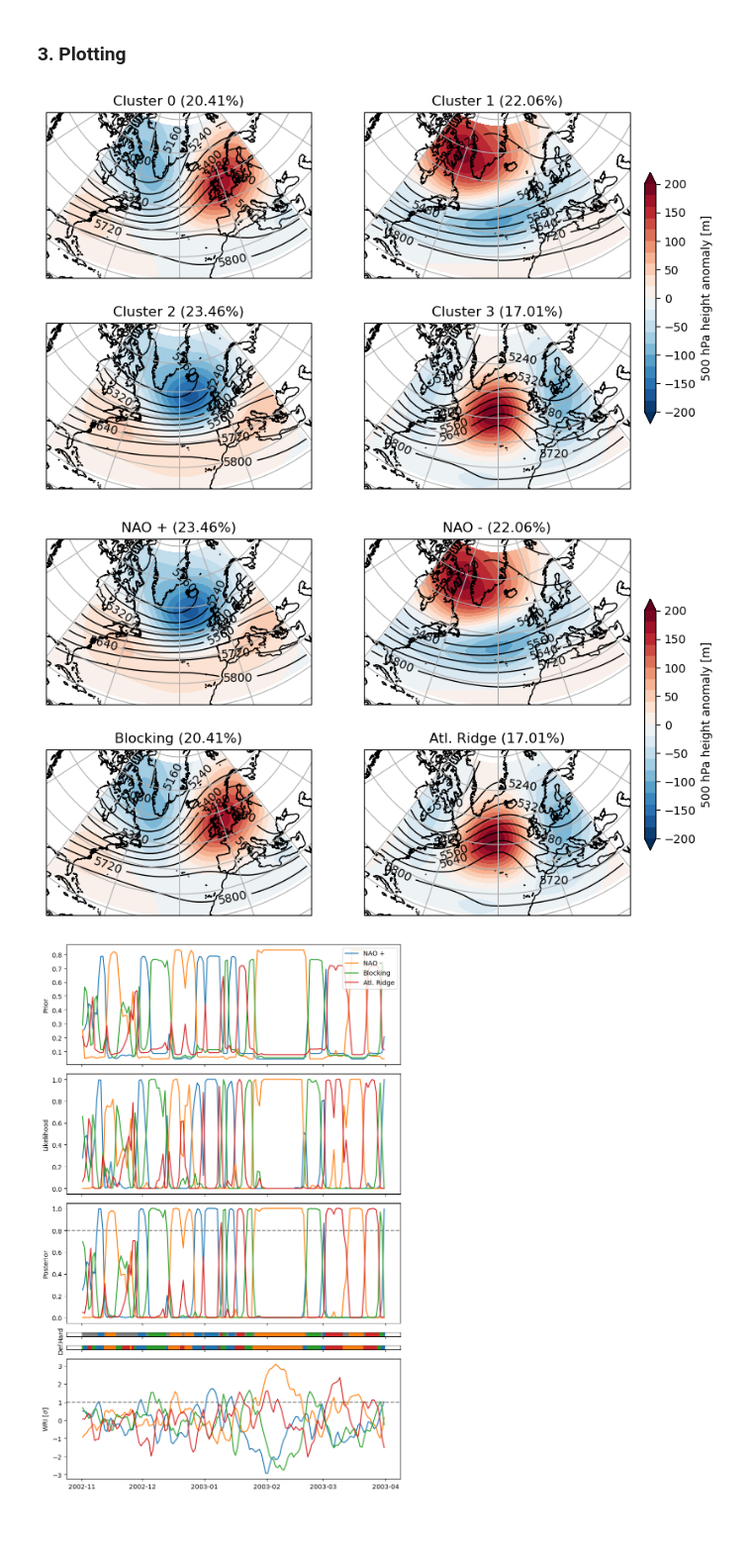
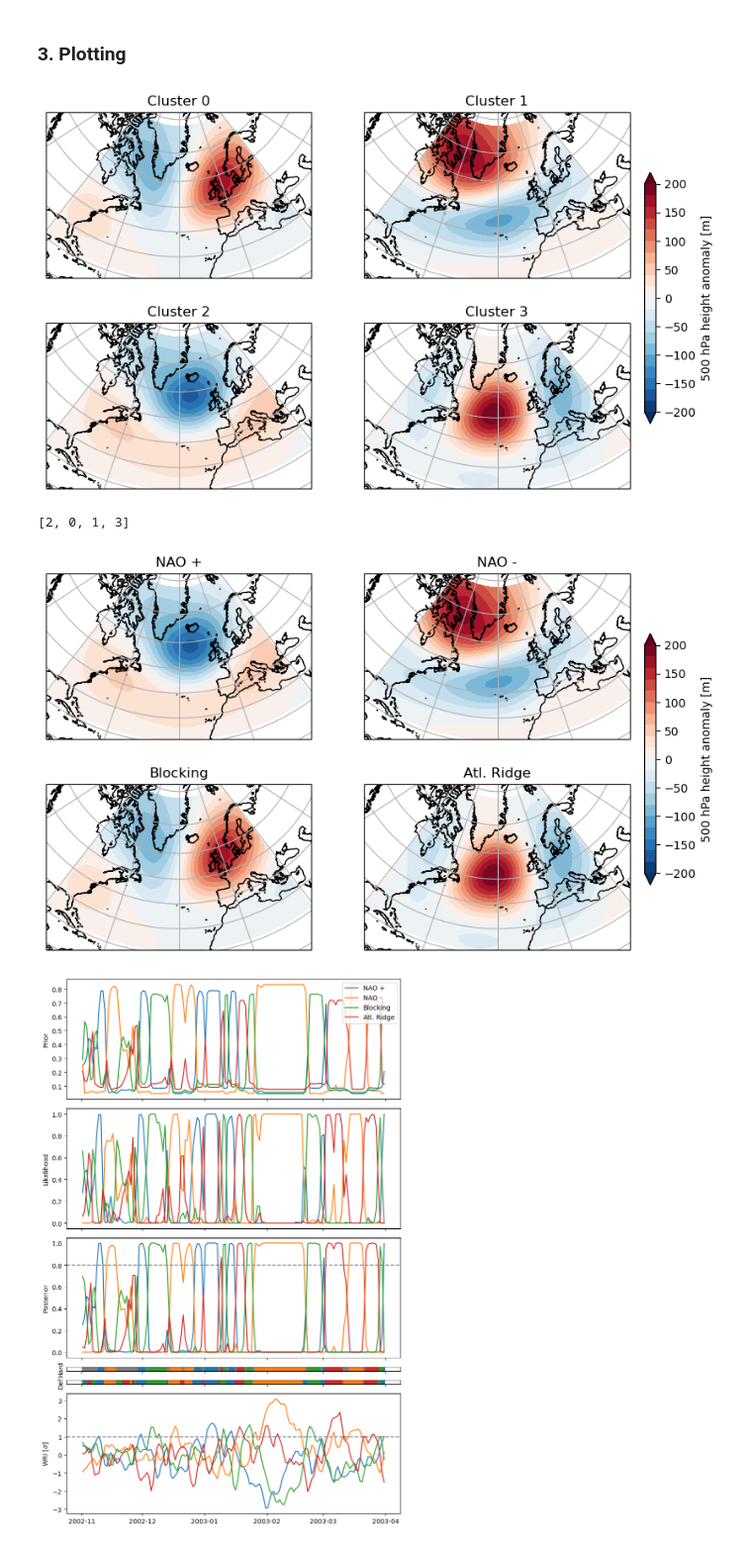
Before and after one commit to bramvanduinen/EnergyDroughtCooccurrence, a Jupyter notebook: src/01b_reorder_plot_clusters.ipynb, the cells around one changed output. Shown at 99% size. Drawn from its saved outputs; the diff is of its cells as text; code cells hidden in the pictures.

```diff
--- a/src/01b_reorder_plot_clusters.ipynb
+++ b/src/01b_reorder_plot_clusters.ipynb
@@ -30,7 +30,7 @@ df_ed["end_time"] = pd.to_datetime(df_ed["end_time"])
 # %% [markdown]
 ### 2. Defining Functions
 # %%
-def plot_clusters(df, centroids_real_space, z500_clim, lons, lats, ordered = True):
+def plot_clusters(df, centroids_real_space, z500_clim, lons, lats, cluster_names, ordered = True):
     """Plot zg500 clusters on a map.
 
     Parameters
@@ -47,7 +47,7 @@ def plot_clusters(df, centroids_real_space, z500_clim, lons, lats, ordered = Tru
 
     axs = axs.flatten()
     if ordered:
-        titles = CLUSTER_NAMES
+        titles = cluster_names
     else:
         titles = ["Cluster 0", "Cluster 1", "Cluster 2", "Cluster 3"]
 
@@ -64,18 +64,21 @@ def plot_clusters(df, centroids_real_space, z500_clim, lons, lats, ordered = Tru
                 cmap=plt.cm.RdBu_r,
                 extend="both",
                 transform=ccrs.PlateCarree())
-            CS = ax.contour(
-                lons,
-                lats,
-                centroids_real_space[i, :, :].squeeze() + z500_clim,
-                levels=levels_z500,
-                colors="k",
-                linewidths=1,
-                transform=ccrs.PlateCarree())
-            ax.clabel(CS, inline=True, fontsize=10)
+            #TODO: For EGU contours off!
+            # CS = ax.contour(
+            #     lons,
+            #     lats,
+            #     centroids_real_space[i, :, :].squeeze() + z500_clim,
+            #     levels=levels_z500,
+            #     colors="k",
+            #     linewidths=1,
+            #     transform=ccrs.PlateCarree())
+            # ax.clabel(CS, inline=True, fontsize=10)
             ax.coastlines(resolution="50m")
             ax.gridlines()
-            ax.set_title(f"{titles[i]} ({100 * percentages[i]:.2f}%)", fontsize=12)
+            #TODO: For EGU no percentage in title!
+            # ax.set_title(f"{titles[i]} ({100 * percentages[i]:.2f}%)", fontsize=12)
+            ax.set_title(f"{titles[i]}")
 
     cbar_ax = fig.add_axes([0.92, 0.25, 0.015, 0.5])
     cb = fig.colorbar(fill, cax=cbar_ax, orientation="vertical", label="500 hPa height anomaly [m]", extend="both", ticks=np.arange(-200, 250, 50))
@@ -306,9 +309,9 @@ z500_coarse = z500.coarsen(lon = 3).mean().coarsen(lat = 3, boundary = "trim").m
 z500_clim = z500_coarse.mean(dim = "dayofyear", skipna = True)
 # %%
 #TODO: isobars should really be calculated and shown for each day; now anomaly wrt average over whole winter. Thats not right
-plot_clusters(df_cluster_raw, centroids_real_space_raw, z500_clim, lons, lats, ordered = False)
+plot_clusters(df_cluster_raw, centroids_real_space_raw, z500_clim, lons, lats, CLUSTER_NAMES, ordered = False)
 # %% [output]
-[figure, old version]
+[figure, new version]
 # %%
 def remap_lists(df, df_raw, column, mapping):
     column_arr = np.array(df_raw[column].apply(ast.literal_eval).tolist(), dtype = float)
@@ -328,10 +331,15 @@ remap_lists(df_cluster,  df_cluster_raw, "likelihood", CLUSTER_REMAPPING)
 remap_lists(df_cluster,  df_cluster_raw, "posterior", CLUSTER_REMAPPING)
 remap_lists(df_cluster,  df_cluster_raw, "wri", CLUSTER_REMAPPING)
 centroids_real_space = centroids_real_space_raw[list(CLUSTER_REMAPPING.values())[:4], :, :]
+# %%
+list(CLUSTER_REMAPPING.values())[:4]
+# %% [output]
+[2, 0, 1, 3]
 # %%
-plot_clusters(df_cluster, centroids_real_space, z500_clim, lons, lats, ordered = True)
+plot_clusters(df_cluster, centroids_real_space, z500_clim, lons, lats, CLUSTER_NAMES, ordered = True)
+plt.savefig("../Results/Figures/clusters_ordered.png", dpi = 300, bbox_inches = "tight")
 # %% [output]
-[figure, old version]
+[figure, new version]
 # %%
 df_cluster.to_csv(os.path.join(PATH_CLUSTERS, VERSION, "df_clusters_full_ordered.csv"), index = False)
 centroids_real_space.to_netcdf(os.path.join(PATH_CLUSTERS, VERSION, "centroids_ordered.nc"))
```
Also changed, not shown: 28 other files.
